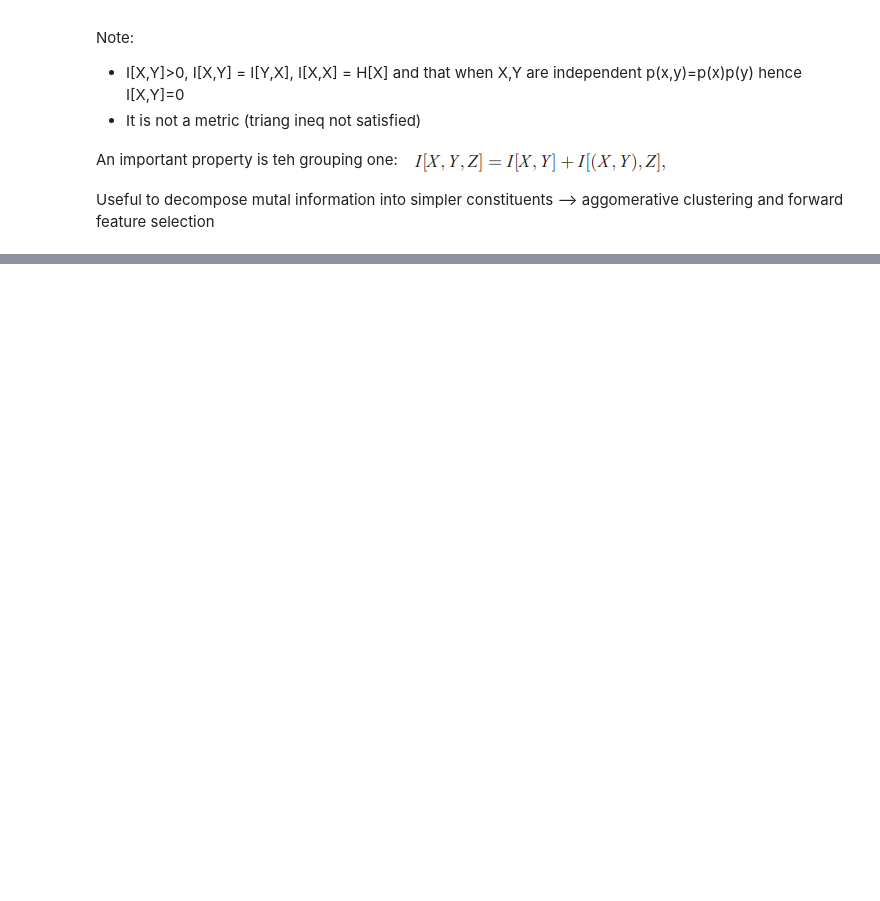
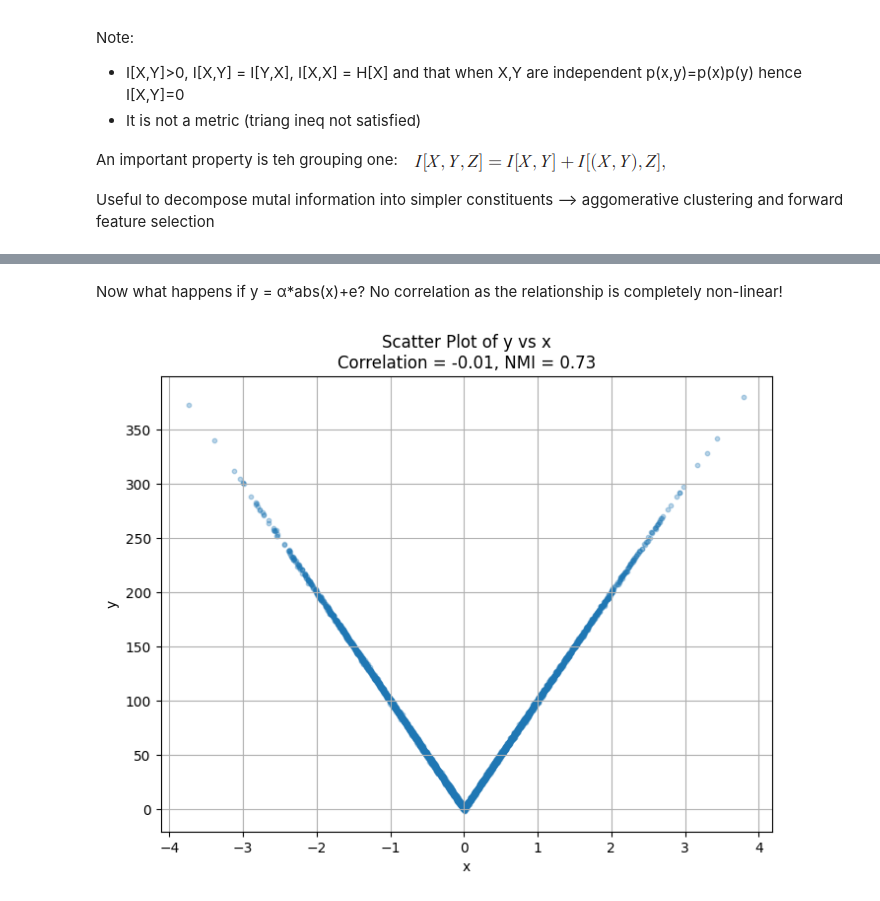
Before and after one commit to dgalassi99/quant-lab, a Jupyter notebook: 00_books/Machine_Learning_for_Asset_Managers.ipynb, the cells around one changed output, grey strips where cells are left out. Cells and saved outputs as stored; diff of their text form; code cells hidden in the pictures; blank space fills up the shorter version.

```diff
--- a/00_books/Machine_Learning_for_Asset_Managers.ipynb
+++ b/00_books/Machine_Learning_for_Asset_Managers.ipynb
@@ -975,0 +1137,23 @@ Useful to decompose mutal information into simpler constituents --> aggomerative
+# %% [markdown]
+Now what happens if y = α*abs(x)+e?
+No correlation as the relationship is completely non-linear!
+# %%
+#---------------------------------------------------
+size,seed=5000,0
+np.random.seed(seed)
+x=np.random.normal(size=size)
+e=np.random.normal(size=size)
+alpha = 100 #change this to see how nmi and corr evolve!
+y=alpha*abs(x)+e
+nmi=mutualInfo(x,y,True)
+corr=np.corrcoef(x,y)[0,1]
+
+plt.figure(figsize=(8, 6))
+plt.scatter(x, y, alpha=0.3, s=10)
+plt.title(f'Scatter Plot of y vs x\nCorrelation = {corr:.2f}, NMI = {nmi:.2f}')
+plt.xlabel('x')
+plt.ylabel('y')
+plt.grid(True)
+plt.show()
+# %% [output]
+[figure, added]
```
Also changed, not shown: parts of 21 cells of this notebook.
